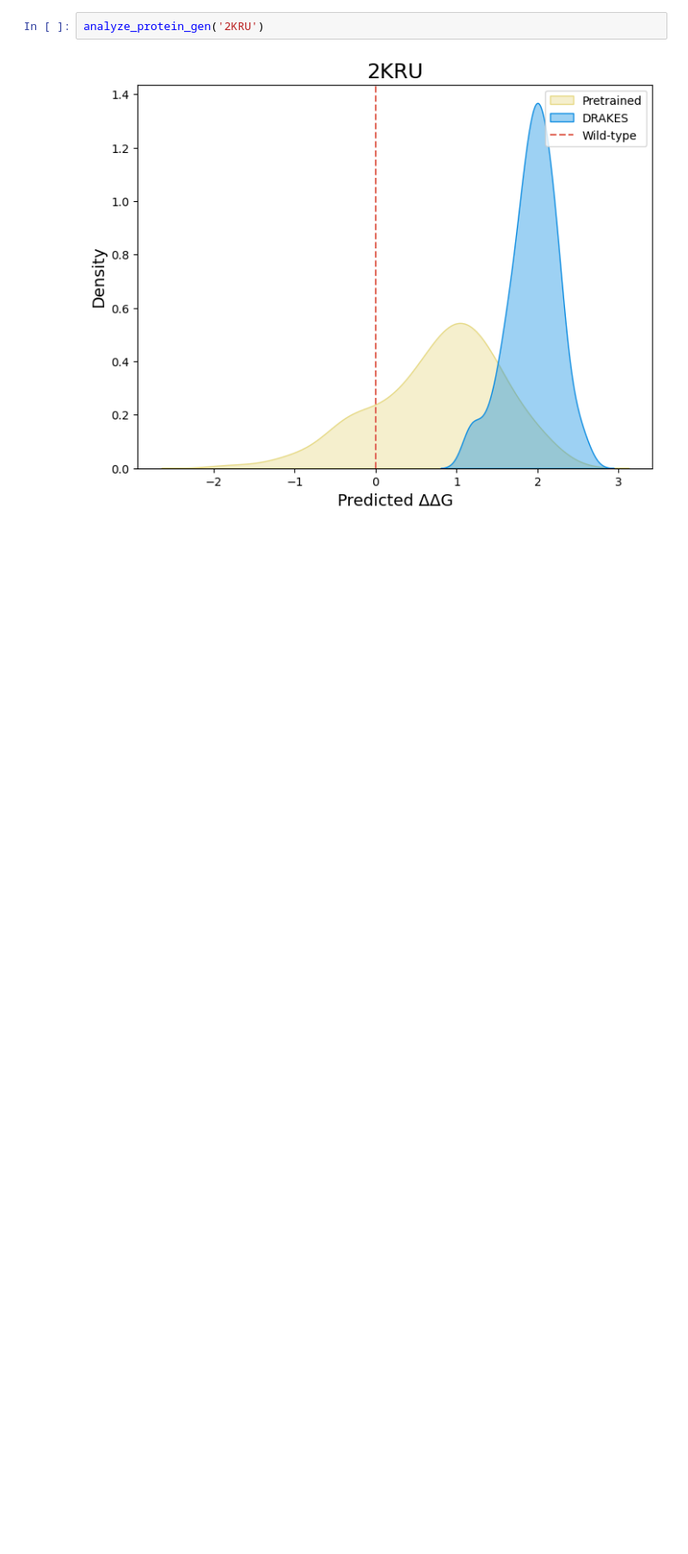
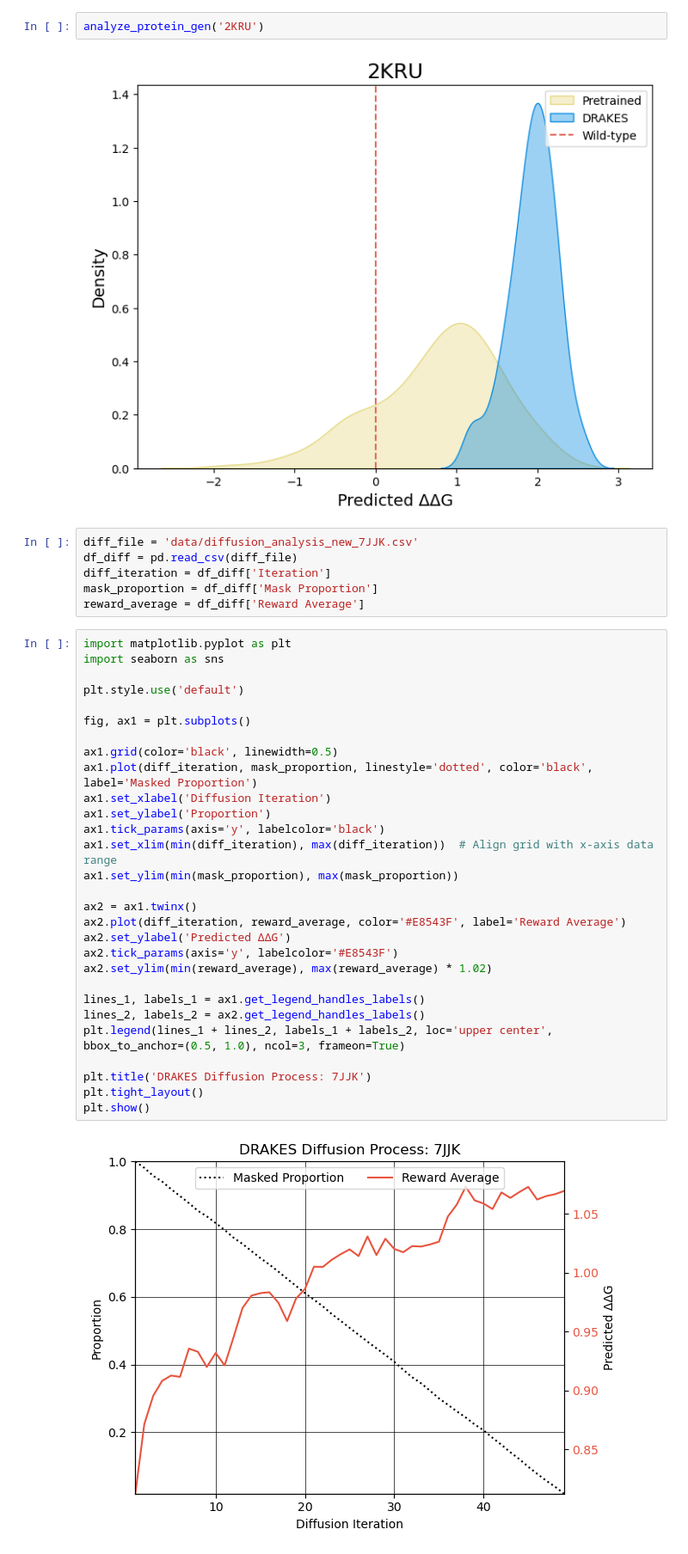
Before and after one commit to shainotshy1/BLISS_Experiments, a Jupyter notebook: DRAKES/analyze_data.ipynb, the cells around one changed output. Shown at 86% size. Saved outputs shown, nothing was run; the diff lists cells and outputs as text; blank space fills up the shorter version.

Commit message:
updated with diffusion drakes analysis

```diff
--- a/DRAKES/analyze_data.ipynb
+++ b/DRAKES/analyze_data.ipynb
@@ -85,3 +85,40 @@ analyze_protein_gen('7JJK')
 analyze_protein_gen('2KRU')
 # %% [output]
 [figure]
+# %%
+diff_file = 'data/diffusion_analysis_new_7JJK.csv'
+df_diff = pd.read_csv(diff_file)
+diff_iteration = df_diff['Iteration']
+mask_proportion = df_diff['Mask Proportion']
+reward_average = df_diff['Reward Average']
+# %%
+import matplotlib.pyplot as plt
+import seaborn as sns
+
+plt.style.use('default')
+
+fig, ax1 = plt.subplots()
+
+ax1.grid(color='black', linewidth=0.5)
+ax1.plot(diff_iteration, mask_proportion, linestyle='dotted', color='black', label='Masked Proportion')
+ax1.set_xlabel('Diffusion Iteration')
+ax1.set_ylabel('Proportion')
+ax1.tick_params(axis='y', labelcolor='black')
+ax1.set_xlim(min(diff_iteration), max(diff_iteration))  # Align grid with x-axis data range
+ax1.set_ylim(min(mask_proportion), max(mask_proportion))
+
+ax2 = ax1.twinx()
+ax2.plot(diff_iteration, reward_average, color='#E8543F', label='Reward Average')
+ax2.set_ylabel('Predicted ΔΔG')
+ax2.tick_params(axis='y', labelcolor='#E8543F')
+ax2.set_ylim(min(reward_average), max(reward_average) * 1.02)
+
+lines_1, labels_1 = ax1.get_legend_handles_labels()
+lines_2, labels_2 = ax2.get_legend_handles_labels()
+plt.legend(lines_1 + lines_2, labels_1 + labels_2, loc='upper center', bbox_to_anchor=(0.5, 1.0), ncol=3, frameon=True)
+
+plt.title('DRAKES Diffusion Process: 7JJK')
+plt.tight_layout()
+plt.show()
+# %% [output]
+[figure, added]
```
Also changed, not shown: 1 other file.
